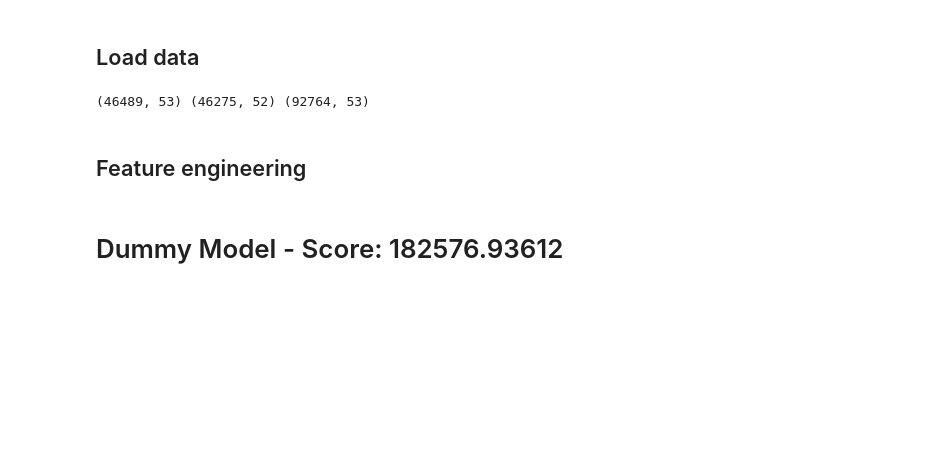
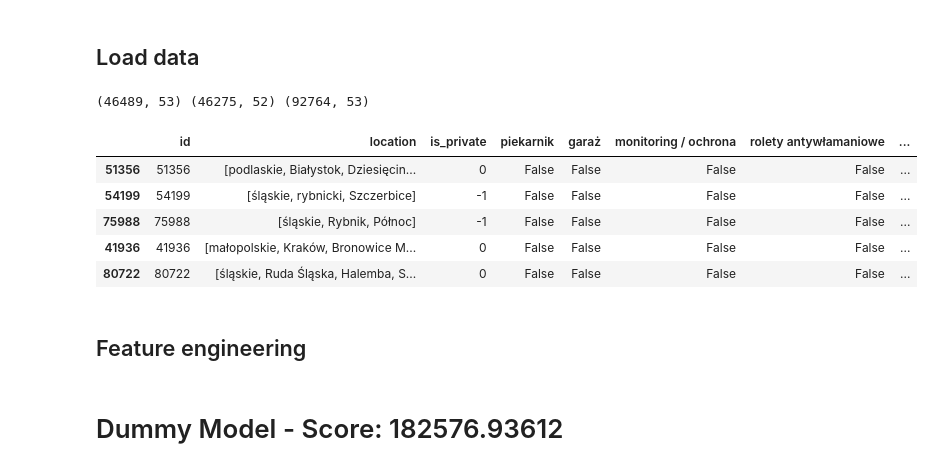
Before and after one commit to Twarzy/property_forecast, a Jupyter notebook: 01_model_experiments.ipynb, the cells around one changed output. Drawn from its saved outputs; the diff is of its cells as text; code cells hidden in the pictures; blank space fills up the shorter version.

```diff
--- a/01_model_experiments.ipynb
+++ b/01_model_experiments.ipynb
@@ -217,6 +217,15 @@ del df_train, df_test
 gc.collect;
 # %% [output]
 (46489, 53) (46275, 52) (92764, 53)
+# %%
+df_org.sample(5)
+# %% [output]
+|  | id | location | is_private | piekarnik | garaż | monitoring / ochrona | rolety antywłamaniowe | ... |
+| 51356 | 51356 | [podlaskie, Białystok, Dziesięcin... | 0 | False | False | False | False | ... |
+| 54199 | 54199 | [śląskie, rybnicki, Szczerbice] | -1 | False | False | False | False | ... |
+| 75988 | 75988 | [śląskie, Rybnik, Północ] | -1 | False | False | False | False | ... |
+| 41936 | 41936 | [małopolskie, Kraków, Bronowice M... | 0 | False | False | False | False | ... |
+| 80722 | 80722 | [śląskie, Ruda Śląska, Halemba, S... | 0 | False | False | False | False | ... |
 # %% [markdown]
 ## Feature engineering
 # %%
```
Also changed, not shown: parts of 1 cell of this notebook.
